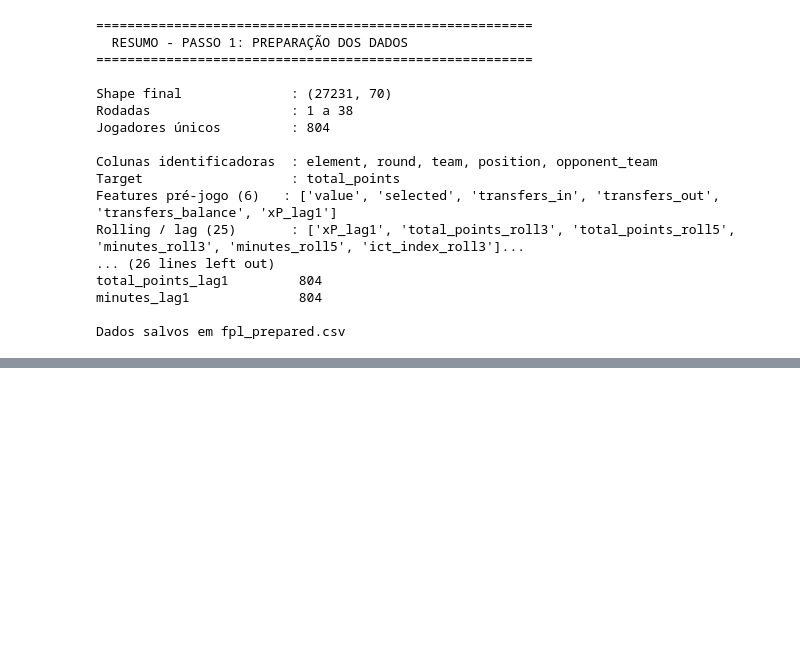
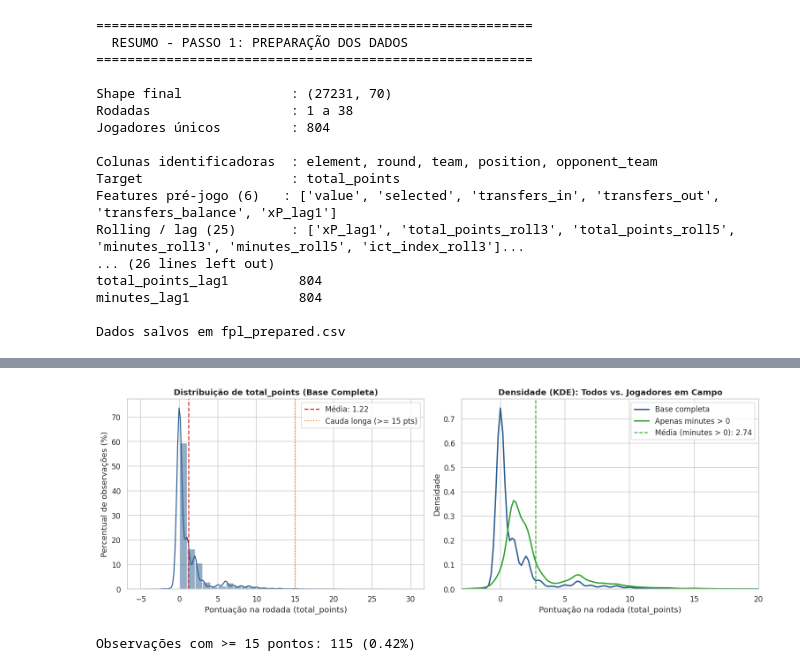
Before and after one commit to danieljmanzano/trab-icd, a Jupyter notebook: projeto_fpl.ipynb, the cells around one changed output, grey strips where cells are left out. Drawn from its saved outputs; the diff is of its cells as text; code cells hidden in the pictures; blank space fills up the shorter version.

```diff
--- a/projeto_fpl.ipynb
+++ b/projeto_fpl.ipynb
@@ -530,0 +722,48 @@ Dados salvos em fpl_prepared.csv
+# %%
+import pandas as pd
+import numpy as np
+import matplotlib.pyplot as plt
+import seaborn as sns
+
+sns.set_theme(style='whitegrid', context='notebook')
+plt.rcParams['figure.dpi'] = 110
+
+if 'df' not in globals():
+    df = pd.read_csv('fpl_prepared.csv')
+
+fig, axes = plt.subplots(1, 2, figsize=(14, 5))
+
+# Gráfico 1: Distribuição completa
+sns.histplot(
+    df['total_points'], bins=range(-5, 31), stat='percent',
+    kde=True, color='#2b5c8f', edgecolor='white', ax=axes[0]
+)
+axes[0].axvline(df['total_points'].mean(), color='#d62728', linestyle='--', linewidth=1.6,
+                label=f"Média: {df['total_points'].mean():.2f}")
+axes[0].axvline(15, color='#ff7f0e', linestyle=':', linewidth=1.6,
+                label='Cauda longa (>= 15 pts)')
+axes[0].set_title('Distribuição de total_points (Base Completa)', fontsize=12, fontweight='bold')
+axes[0].set_xlabel('Pontuação na rodada (total_points)')
+axes[0].set_ylabel('Percentual de observações (%)')
+axes[0].legend()
+
+# Gráfico 2: Comparação Base Completa vs minutes > 0
+df_active = df[df['minutes'] > 0]
+sns.kdeplot(df['total_points'], label='Base completa', color='#2b5c8f', linewidth=2, ax=axes[1])
+sns.kdeplot(df_active['total_points'], label='Apenas minutes > 0', color='#2ca02c', linewidth=2, ax=axes[1])
+axes[1].axvline(df_active['total_points'].mean(), color='#2ca02c', linestyle='--', linewidth=1.4,
+                label=f"Média (minutes > 0): {df_active['total_points'].mean():.2f}")
+axes[1].set_xlim(-3, 20)
+axes[1].set_title('Densidade (KDE): Todos vs. Jogadores em Campo', fontsize=12, fontweight='bold')
+axes[1].set_xlabel('Pontuação na rodada (total_points)')
+axes[1].set_ylabel('Densidade')
+axes[1].legend()
+
+plt.tight_layout()
+plt.show()
+
+pct_15plus = (df['total_points'] >= 15).mean() * 100
+print(f'Observações com >= 15 pontos: {(df["total_points"] >= 15).sum()} ({pct_15plus:.2f}%)')
+# %% [output]
+[figure, added]
+Observações com >= 15 pontos: 115 (0.42%)
```
Also changed, not shown: parts of 23 cells of this notebook.
